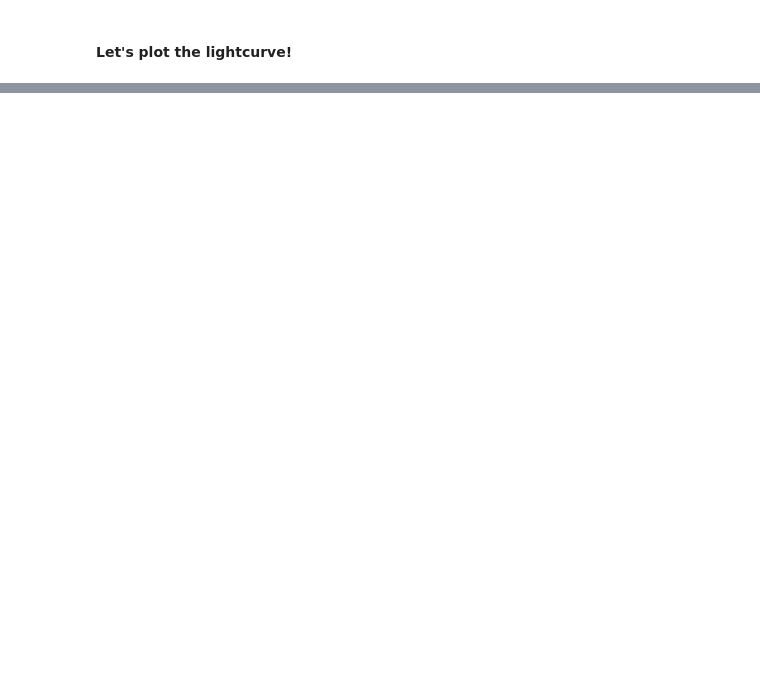
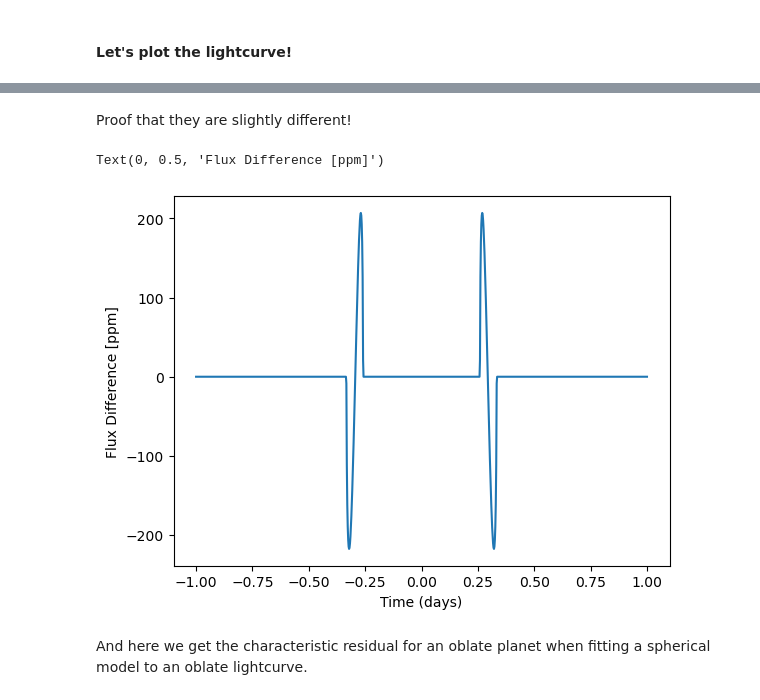
Before and after one commit to vegajustin26/oblate_lc, a Jupyter notebook: notebooks/lightcurve.ipynb, the cells around one changed output, grey strips where cells are left out. Drawn from its saved outputs; the diff is of its cells as text; code cells hidden in the pictures; blank space fills up the shorter version.

```diff
--- a/notebooks/lightcurve.ipynb
+++ b/notebooks/lightcurve.ipynb
@@ -33,0 +64,11 @@ plt.plot(times, fluxratio)
+# %% [markdown]
+Proof that they are slightly different!
+# %%
+plt.plot(times, (flux_sph-flux_obl)*1e6)
+plt.xlabel("Time (days)")
+plt.ylabel("Flux Difference [ppm]")
+# %% [output]
+Text(0, 0.5, 'Flux Difference [ppm]')
+[figure, added]
+# %% [markdown]
+And here we get the characteristic residual for an oblate planet when fitting a spherical model to an oblate lightcurve.
```
Also changed, not shown: parts of 11 cells of this notebook, 2 other files.
